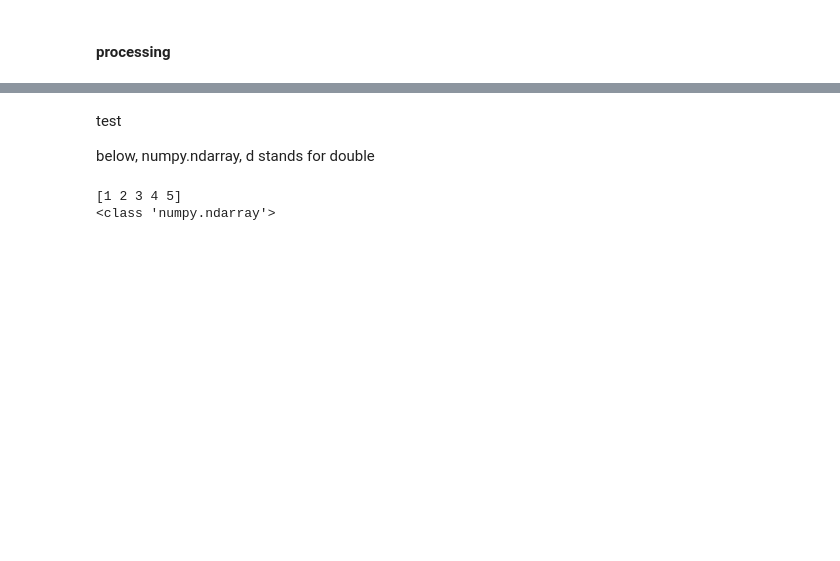
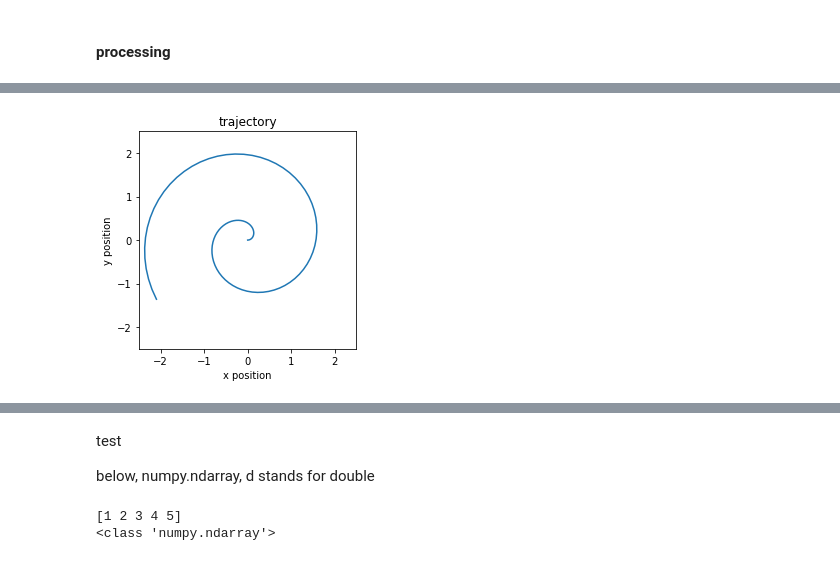
Before and after one commit to mon-neutrino/math-physicsy-stuff, a Jupyter notebook: physicsbeyond/L6/motion.ipynb, the cells around one changed output, grey strips where cells are left out. Drawn from its saved outputs; the diff is of its cells as text; code cells hidden in the pictures; blank space fills up the shorter version.

Commit message:
3d SPIRAL!!!

```diff
--- a/physicsbeyond/L6/motion.ipynb
+++ b/physicsbeyond/L6/motion.ipynb
@@ -34,0 +37,4 @@ array([0., 0.])
+# %%
+def trajectory_spiral(r,a):
+    # spiral motion
+    return np.array([r*cos(a),r*sin(a)])
@@ -65,0 +74,10 @@ array([[0. , 0. ],
+# %%
+#spiral
+
+for i in range(S+1):
+    # call function trajectory w current time t
+    # save new point in array points
+    # update time
+    points_s[i] = trajectory_spiral(R,A)
+    R += dr
+    A += da
@@ -67,0 +151,27 @@ array([[0. , 0. ],
+# %%
+#spiral
+
+x_pointss = points_s[:,0]
+y_pointss = points_s[:,1]
+
+plt.xlim(-2.5,2.5)
+plt.ylim(-2.5,2.5)
+
+#trying to make scale the same
+plt.gca().set_aspect('equal', adjustable='box')
+
+# plotting the points
+plt.plot(x_pointss, y_pointss)
+
+# naming the x axis
+plt.xlabel('x position')
+# naming the y axis
+plt.ylabel('y position')
+
+# giving a title to my graph
+plt.title('trajectory')
+
+# function to show the plot
+plt.show()
+# %% [output]
+[figure, added]
```
Also changed, not shown: parts of 22 cells of this notebook.
